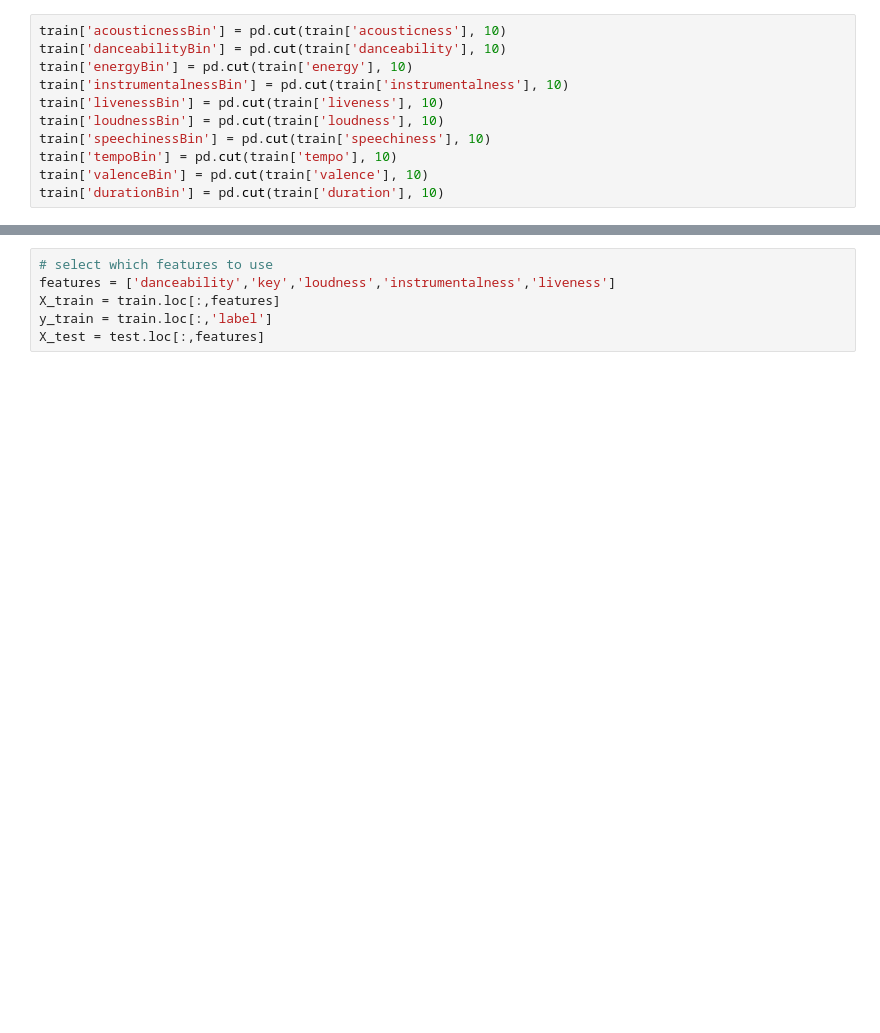
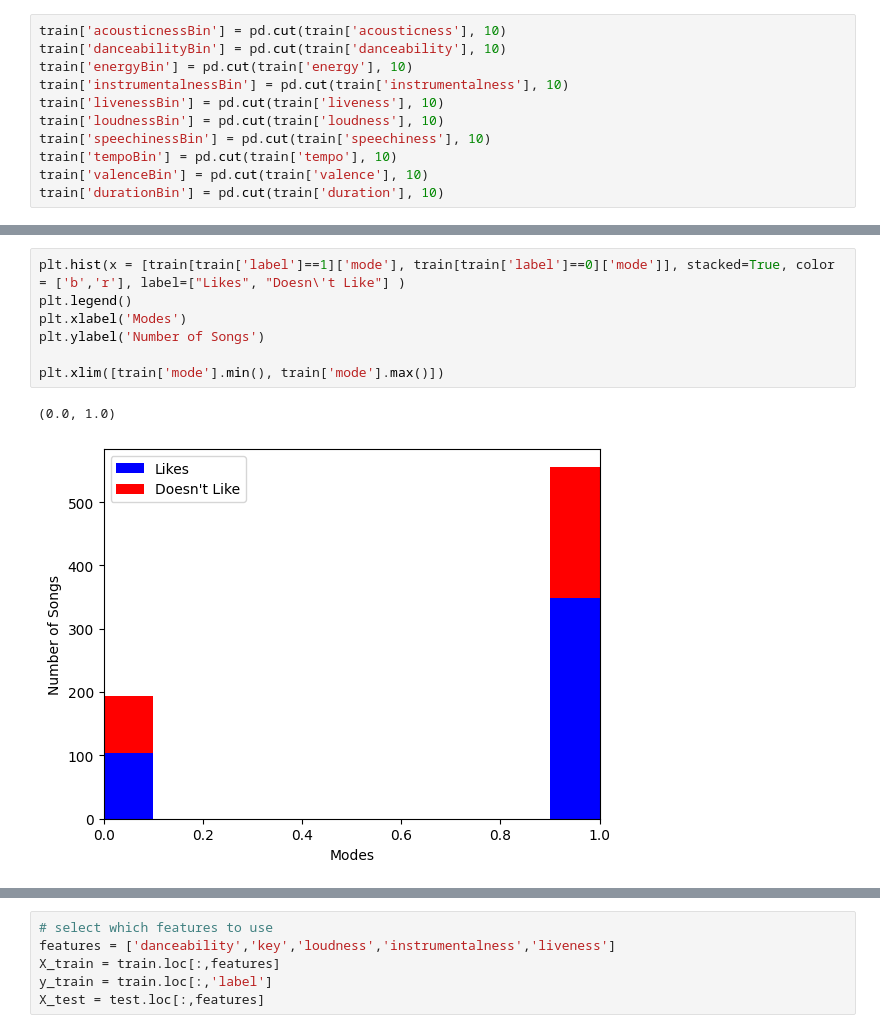
Before and after one commit to srkatsaras/FRTN65---Code-and-Notebooks, a Jupyter notebook: lab_song_classification.ipynb, the cells around one changed output, grey strips where cells are left out. Cells and saved outputs as stored; diff of their text form; blank space fills up the shorter version.

```diff
--- a/lab_song_classification.ipynb
+++ b/lab_song_classification.ipynb
@@ -152,0 +151,10 @@ plt.xlim([train['time_signature'].min(), train['time_signature'].max()+1])
+# %%
+plt.hist(x = [train[train['label']==1]['mode'], train[train['label']==0]['mode']], stacked=True, color = ['b','r'], label=["Likes", "Doesn\'t Like"] )
+plt.legend()
+plt.xlabel('Modes')
+plt.ylabel('Number of Songs')
+
+plt.xlim([train['mode'].min(), train['mode'].max()])
+# %% [output]
+(0.0, 1.0)
+[figure, added]
```
Also changed, not shown: parts of 7 cells of this notebook.
